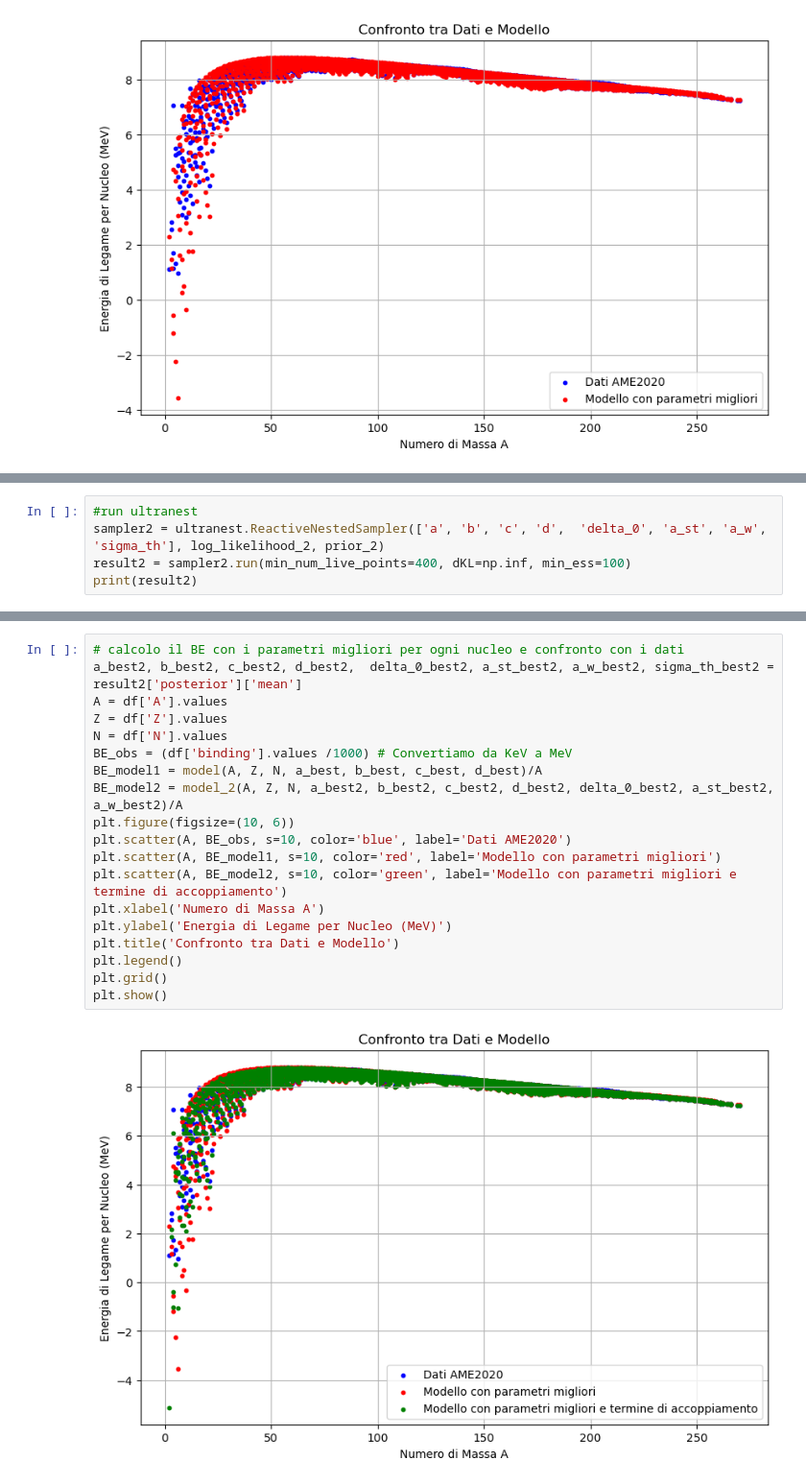
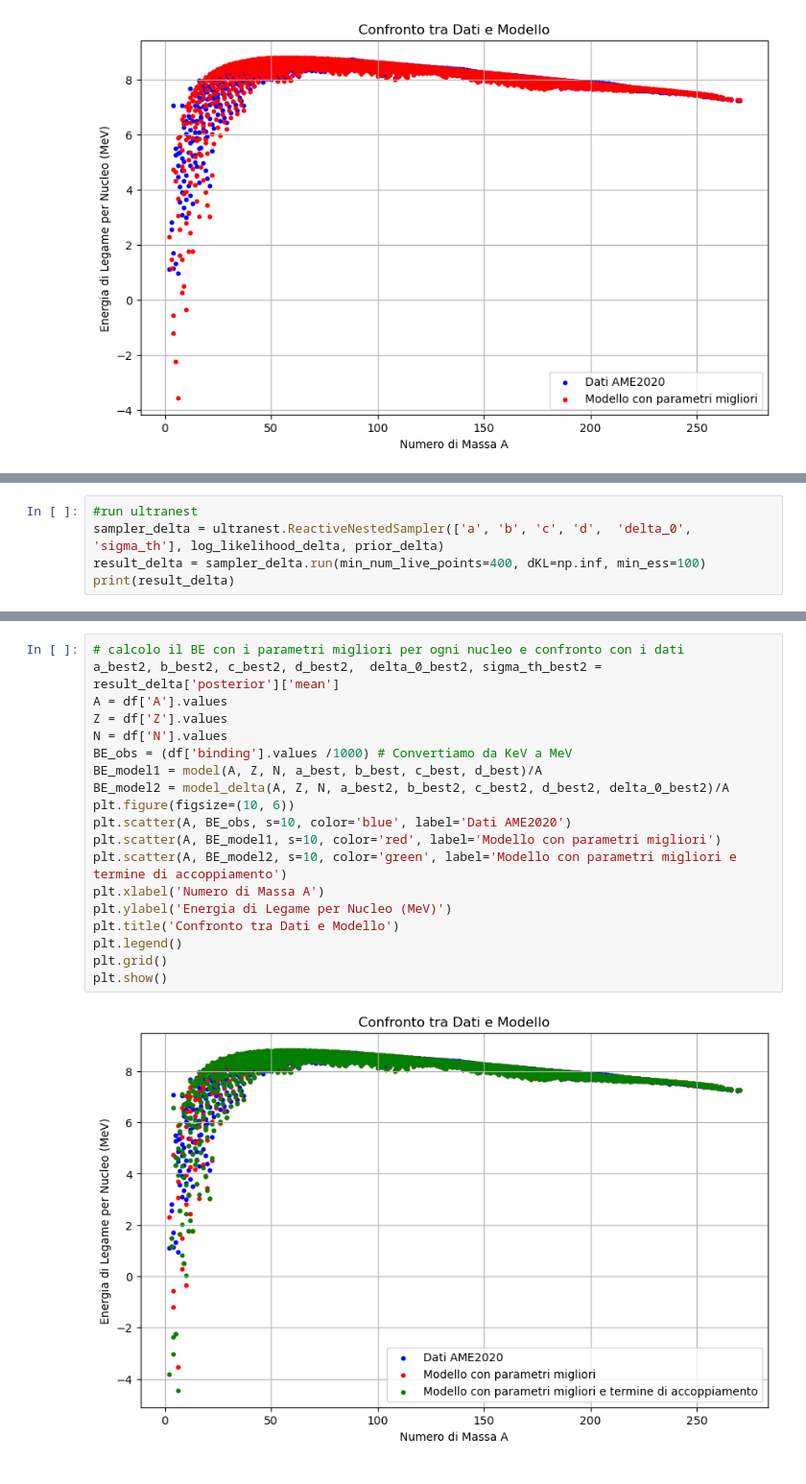
Before and after one commit to maddoc-g/5_masse_nucleari, a Jupyter notebook: masse_nucleari.ipynb, the cells around one changed output, grey strips where cells are left out. Shown at 96% size. Saved outputs shown, nothing was run; the diff lists cells and outputs as text.

```diff
--- a/masse_nucleari.ipynb
+++ b/masse_nucleari.ipynb
@@ -196,8 +194,8 @@ plt.show()
 # %%
 #run ultranest
-sampler2 = ultranest.ReactiveNestedSampler(['a', 'b', 'c', 'd',  'delta_0', 'a_st', 'a_w', 'sigma_th'], log_likelihood_2, prior_2)
-result2 = sampler2.run(min_num_live_points=400, dKL=np.inf, min_ess=100)
-print(result2)
+sampler_delta = ultranest.ReactiveNestedSampler(['a', 'b', 'c', 'd',  'delta_0', 'sigma_th'], log_likelihood_delta, prior_delta)
+result_delta = sampler_delta.run(min_num_live_points=400, dKL=np.inf, min_ess=100)
+print(result_delta)
 # %% [output]
 [ultranest] Sampling 400 live points from prior ...
 VBox(children=(HTML(value=''), GridspecLayout(children=(HTML(value="<div style='background-color:#6E6BF4;'>&nb…
@@ -210,21 +223,21 @@ cornerplot2 = sampler2.plot_corner()
 # %%
 # calcolo il BE con i parametri migliori per ogni nucleo e confronto con i dati
-a_best2, b_best2, c_best2, d_best2,  delta_0_best2, a_st_best2, a_w_best2, sigma_th_best2 = result2['posterior']['mean']
+a_best2, b_best2, c_best2, d_best2,  delta_0_best2, sigma_th_best2 = result_delta['posterior']['mean']
 A = df['A'].values
 Z = df['Z'].values
 N = df['N'].values
 BE_obs = (df['binding'].values /1000) # Convertiamo da KeV a MeV
 BE_model1 = model(A, Z, N, a_best, b_best, c_best, d_best)/A
-BE_model2 = model_2(A, Z, N, a_best2, b_best2, c_best2, d_best2, delta_0_best2, a_st_best2, a_w_best2)/A
+BE_model2 = model_delta(A, Z, N, a_best2, b_best2, c_best2, d_best2, delta_0_best2)/A
 plt.figure(figsize=(10, 6))
 plt.scatter(A, BE_obs, s=10, color='blue', label='Dati AME2020')
 plt.scatter(A, BE_model1, s=10, color='red', label='Modello con parametri migliori')
 plt.scatter(A, BE_model2, s=10, color='green', label='Modello con parametri migliori e termine di accoppiamento')
 plt.xlabel('Numero di Massa A')
 plt.ylabel('Energia di Legame per Nucleo (MeV)')
 plt.title('Confronto tra Dati e Modello')
 plt.legend()
 plt.grid()
 plt.show()
 # %% [output]
-[figure, old version]
+[figure, new version]
```
Also changed, not shown: parts of 20 cells of this notebook.
